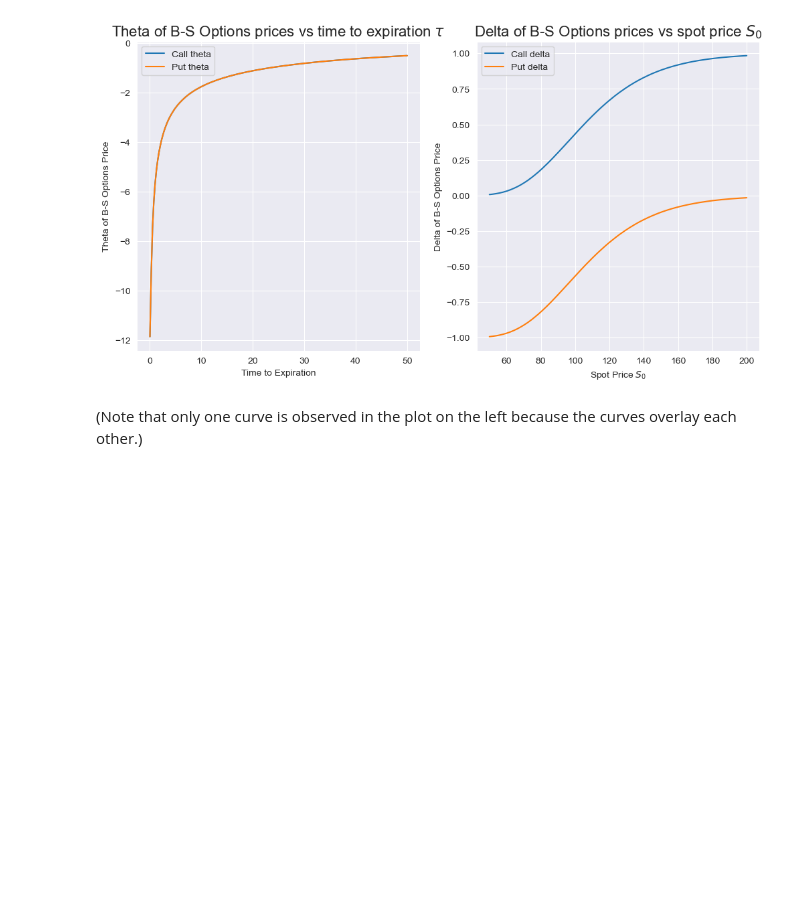
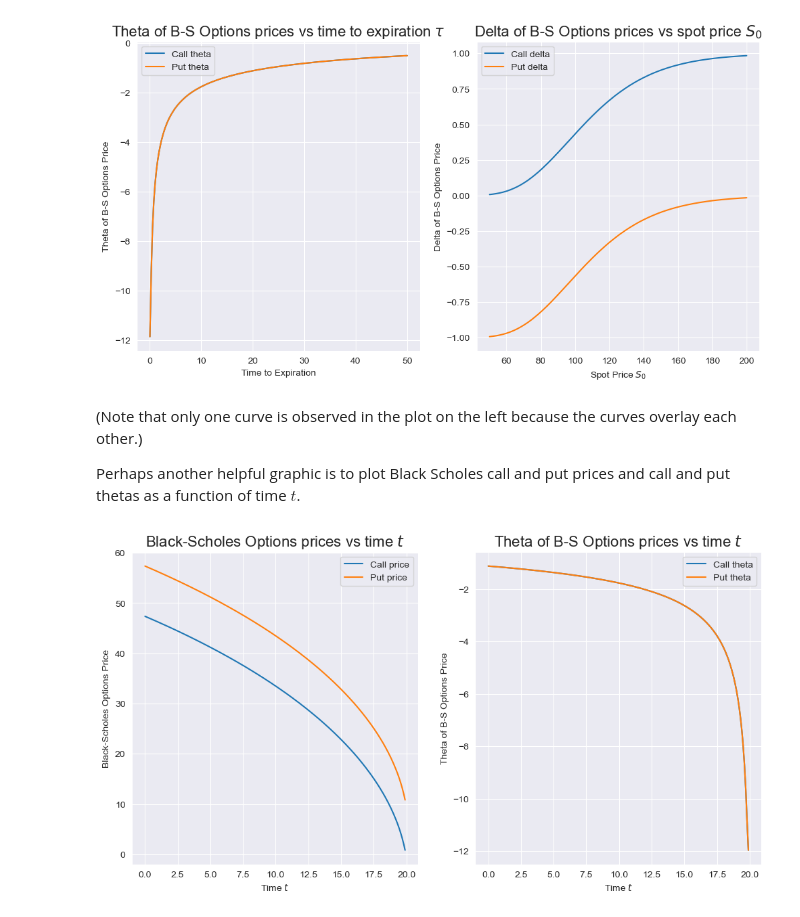
Before and after one commit to mtc0076/Erdos-Quant-Finance-project, a Jupyter notebook: Mini Project 3.ipynb, the cells around one changed output. Cells and saved outputs as stored; diff of their text form; code cells hidden in the pictures; blank space fills up the shorter version.

```diff
--- a/Mini Project 3.ipynb
+++ b/Mini Project 3.ipynb
@@ -291,3 +293,48 @@ plt.show()
 [figure]
 # %% [markdown]
 (Note that only one curve is observed in the plot on the left because the curves overlay each other.)
+
+Perhaps another helpful graphic is to plot Black Scholes call and put prices and call and put thetas as a function of time $t$.
+# %%
+# Plot call and put prices and thetas as a function of time t, for some expiration time T
+
+K = 110
+sigma = .3
+T = 20
+
+S0 = 100
+
+t=np.linspace(1/365, 19.9, 200)
+taus = T-t
+
+call_prices = [bs_call(S0,K,sigma, tau = taus[i]) for i in range(len(taus))]
+put_prices = [bs_put(S0,K,sigma, tau = taus[i]) for i in range(len(taus))]
+
+fig, axes = plt.subplots(1, 2, figsize=(12, 6))
+
+axes[0].plot(t, call_prices, label="Call price")
+axes[0].plot(t, put_prices, label="Put price")
+axes[0].set_title(r'Black-Scholes Options prices vs time $t$', size = 16)
+axes[0].set_xlabel(r'Time $t$')
+axes[0].set_ylabel('Black-Scholes Options Price')
+axes[0].legend()
+
+# Thetas as a function of time to expiration tau
+
+S0 = 100
+t=np.linspace(1/365, 19.9, 200)
+taus = T - t
+
+call_theta = [bs_call_theta(S0,K,sigma, tau = taus[i],r=0) for i in range(len(taus))]
+put_theta = [bs_put_theta(S0,K,sigma, tau = taus[i],r=0) for i in range(len(taus))]
+
+axes[1].plot(t, call_theta, label="Call theta")
+axes[1].plot(t, put_theta, label="Put theta")
+axes[1].set_title(r'Theta of B-S Options prices vs time $t$', size = 16)
+axes[1].set_xlabel(r'Time $t$')
+axes[1].set_ylabel('Theta of B-S Options Price')
+axes[1].legend()
+
+plt.show()
+# %% [output]
+[figure, added]
```
Also changed, not shown: parts of 5 cells of this notebook, 1 other file.
